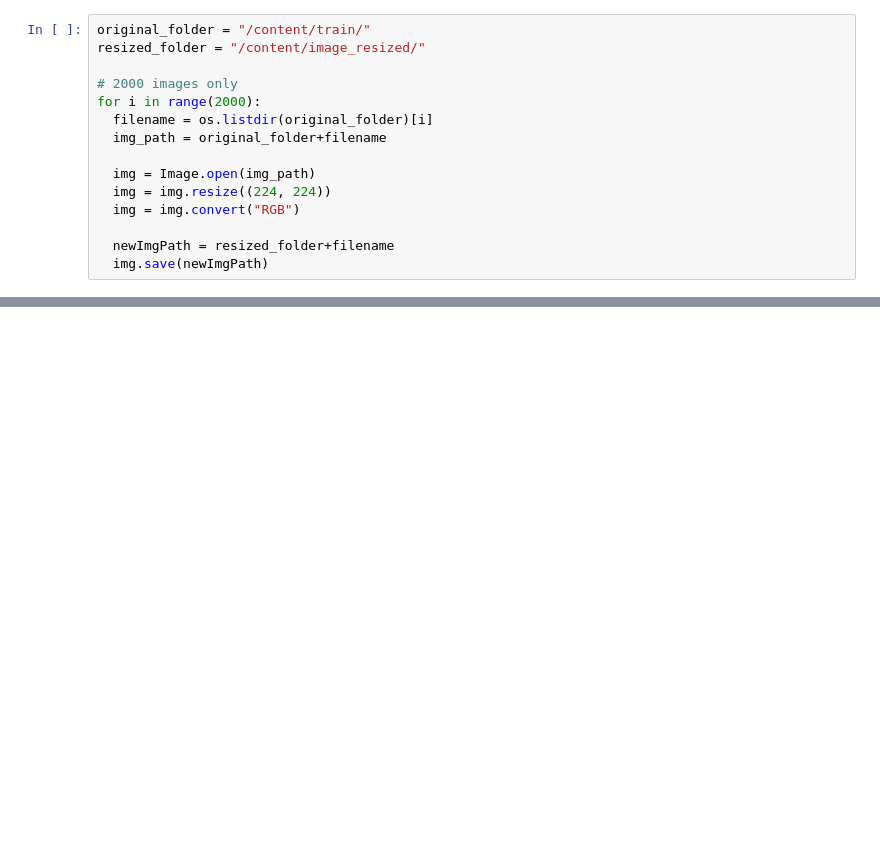
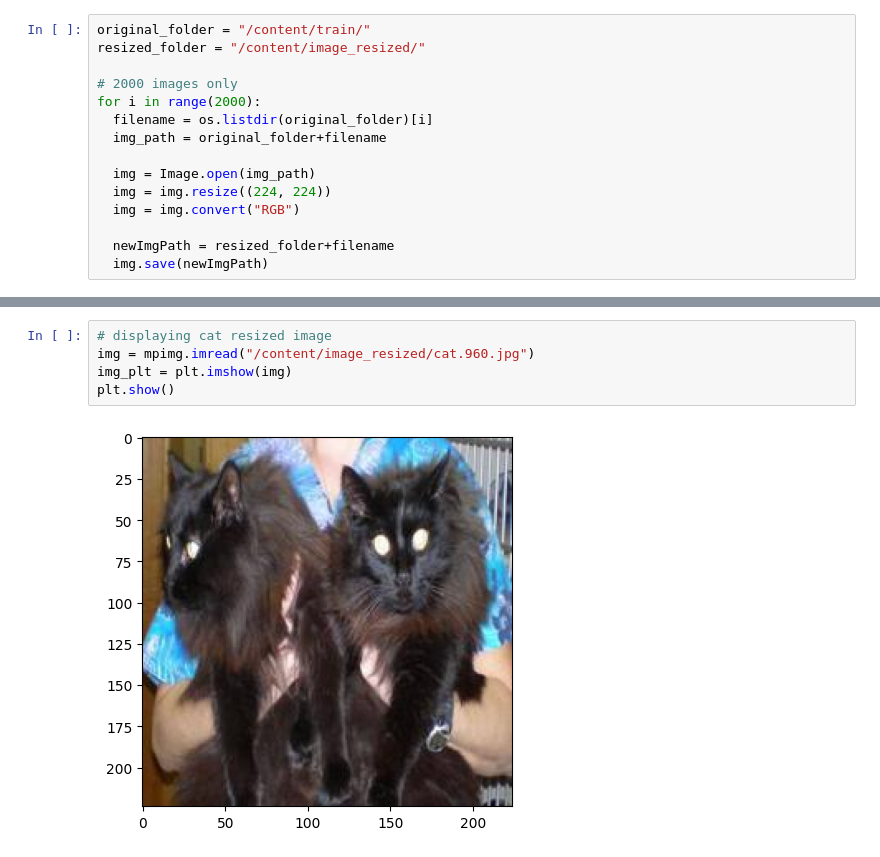
Before and after one commit to kamijoseph/Deep-Learning, a Jupyter notebook: dog_vs_cat.ipynb, the cells around one changed output, grey strips where cells are left out. Drawn from its saved outputs; the diff is of its cells as text; blank space fills up the shorter version.

```diff
--- a/dog_vs_cat.ipynb
+++ b/dog_vs_cat.ipynb
@@ -128,0 +137,7 @@ plt.show()
+# %%
+# displaying cat resized image
+img = mpimg.imread("/content/image_resized/cat.960.jpg")
+img_plt = plt.imshow(img)
+plt.show()
+# %% [output]
+[figure, added]
```
Also changed, not shown: parts of 9 cells of this notebook.
